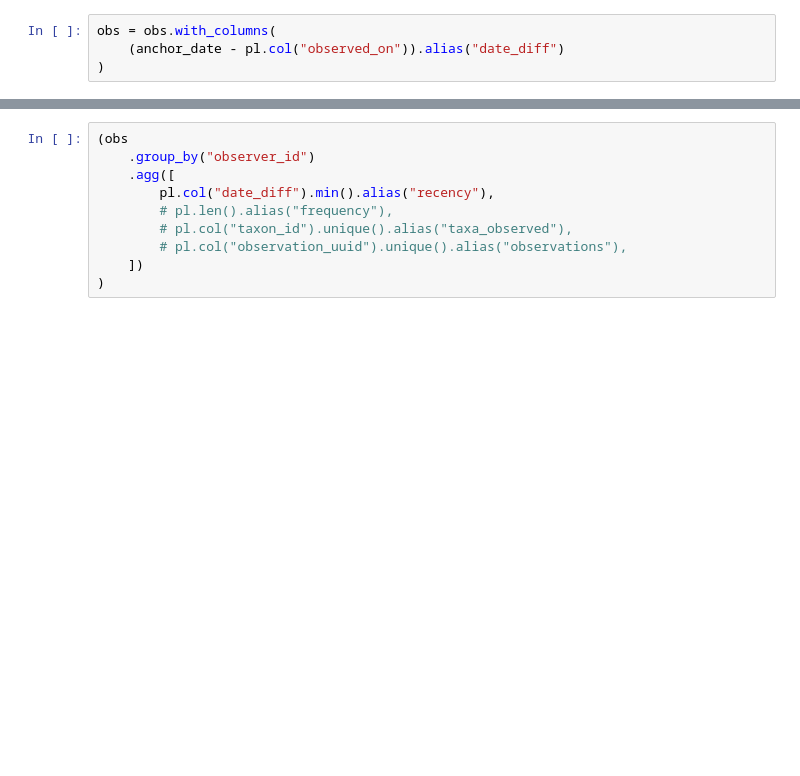
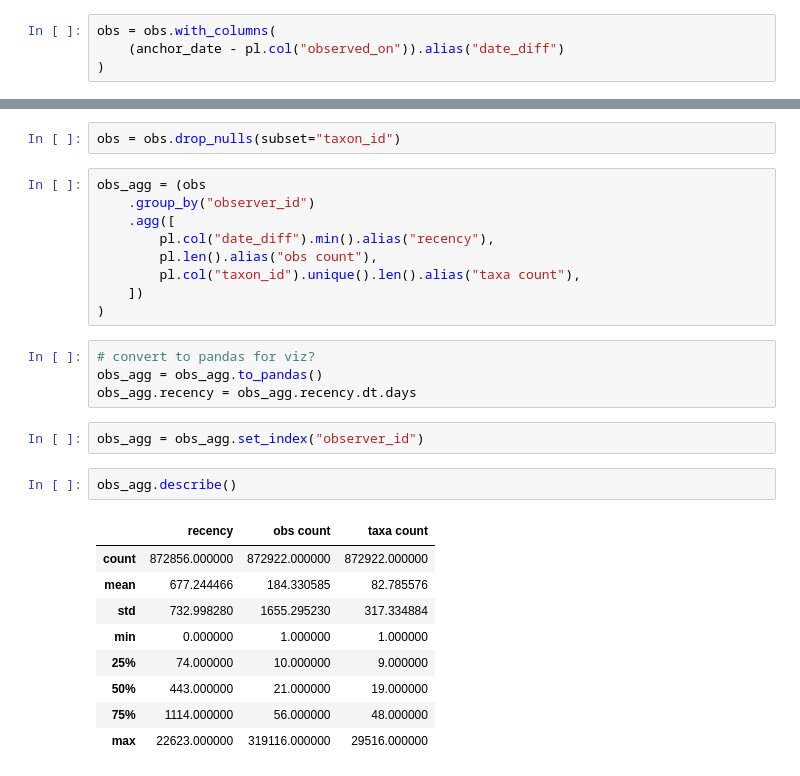
Before and after one commit to alexshepard/learning_polars, a Jupyter notebook: iNat RFM.ipynb, the cells around one changed output, grey strips where cells are left out. Saved outputs shown, nothing was run; the diff lists cells and outputs as text; blank space fills up the shorter version.

```diff
--- a/iNat RFM.ipynb
+++ b/iNat RFM.ipynb
@@ -46,10 +47,29 @@ shape: (3, 9)
+# %%
+obs = obs.drop_nulls(subset="taxon_id")
 # %%
-(obs
+obs_agg = (obs
     .group_by("observer_id")
     .agg([
         pl.col("date_diff").min().alias("recency"),
-        # pl.len().alias("frequency"),
-        # pl.col("taxon_id").unique().alias("taxa_observed"),
-        # pl.col("observation_uuid").unique().alias("observations"),
+        pl.len().alias("obs count"),
+        pl.col("taxon_id").unique().len().alias("taxa count"),
     ])
 )
+# %%
+# convert to pandas for viz?
+obs_agg = obs_agg.to_pandas()
+obs_agg.recency = obs_agg.recency.dt.days
+# %%
+obs_agg = obs_agg.set_index("observer_id")
+# %%
+obs_agg.describe()
+# %% [output]
+|  | recency | obs count | taxa count |
+| count | 872856.000000 | 872922.000000 | 872922.000000 |
+| mean | 677.244466 | 184.330585 | 82.785576 |
+| std | 732.998280 | 1655.295230 | 317.334884 |
+| min | 0.000000 | 1.000000 | 1.000000 |
+| 25% | 74.000000 | 10.000000 | 9.000000 |
+| 50% | 443.000000 | 21.000000 | 19.000000 |
+| 75% | 1114.000000 | 56.000000 | 48.000000 |
+| max | 22623.000000 | 319116.000000 | 29516.000000 |
```
Also changed, not shown: parts of 6 cells of this notebook, 1 other file.
